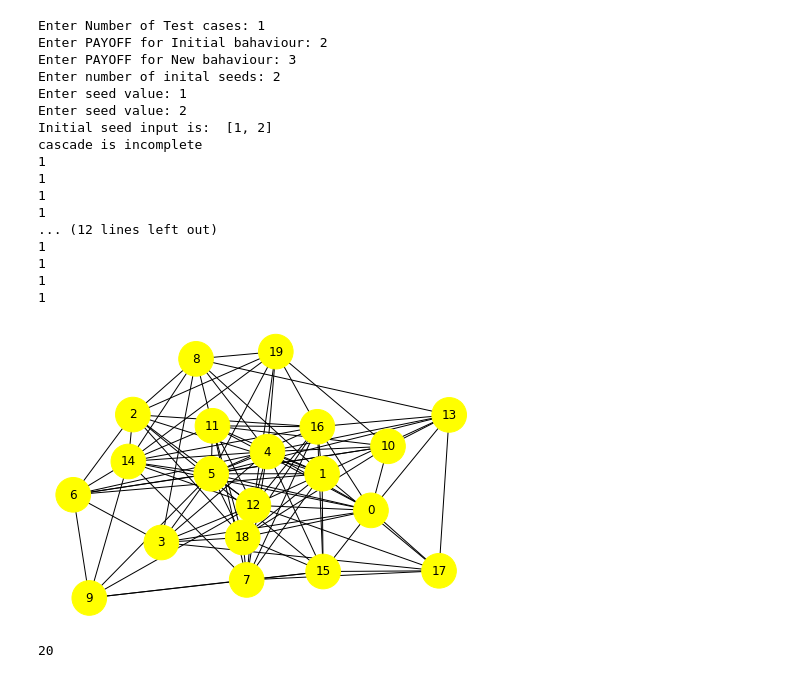
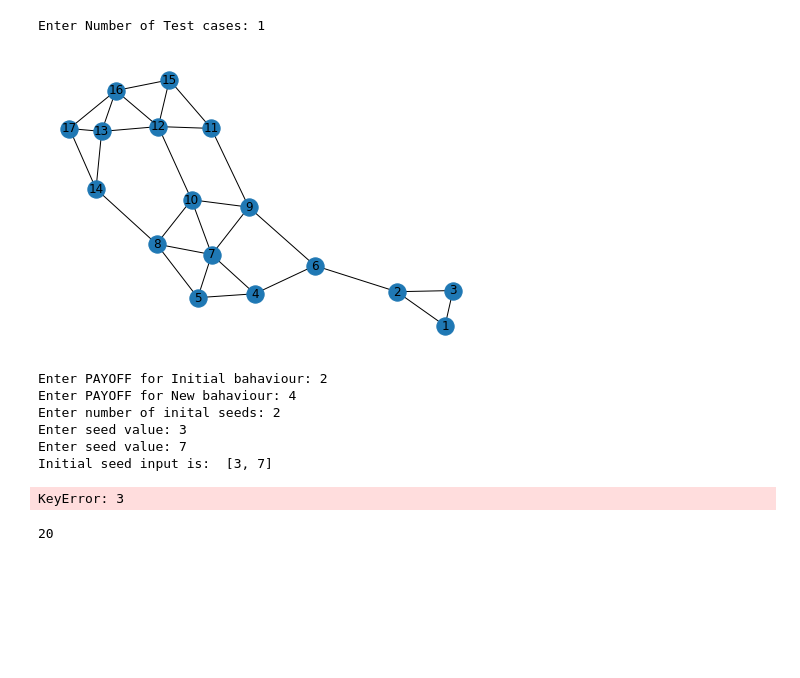
Before and after one commit to dheeraj-2000/6th_sem_Academics, a Jupyter notebook: SocialNetworkAnalysis/HandsOn/Modeling_cascading/Modeling_cascading-Copy2_updated_decompo-Copy1.ipynb, the cells around one changed output. Cells and saved outputs as stored; diff of their text form; code cells hidden in the pictures; blank space fills up the shorter version.

```diff
--- a/SocialNetworkAnalysis/HandsOn/Modeling_cascading/Modeling_cascading-Copy2_updated_decompo-Copy1.ipynb
+++ b/SocialNetworkAnalysis/HandsOn/Modeling_cascading/Modeling_cascading-Copy2_updated_decompo-Copy1.ipynb
@@ -8,8 +8,12 @@ import networkx as nx
 #nx.write_gml(g, '/home/dheeraj/my_projects/my_project_env/practice/6th_sem_Academics/SocialNetworkAnalysis/HandsOn/Modeling_cascading/main_graph.gml')
 # %%
 t = int(input('Enter Number of Test cases: '))
-g = nx.erdos_renyi_graph(20, 0.5)
+#g = nx.erdos_renyi_graph(20, 0.5)
+g = nx.Graph()
 
+g.add_edges_from([("1","2"), ("1","3"), ("2", "3"), ("2","6"), ("6","4"), ("6", "9"), ("4","5"), ("4","7"), ("5", "7"), ("5", "8"), ("8", "7"), ("8", "10"), ("8", "14"), ("9", "7"), ("9", "10"), ("9", "11"), ("7", "10"), ("10", "12"), ("11", "12"), ("11", "15"), ("12", "15"), ("12", "16"), ("13", "12"), ("13", "16"), ("13", "14"), ("13", "17"), ("14", "17"), ("17", "16"), ("15","16")])
+nx.draw(g, with_labels=True)
+plt.show()
 #g = nx.read_gml('/home/dheeraj/my_projects/my_project_env/practice/6th_sem_Academics/SocialNetworkAnalysis/HandsOn/Modeling_cascading/main_graph.gml')
 
 while(t):
@@ -17,7 +21,7 @@ while(t):
     b = int(input('Enter PAYOFF for Initial bahaviour: '))
     a = int(input('Enter PAYOFF for New bahaviour: '))
 
-    def col_fun(g):
+    def col_list(g):
         infected_seed=[]
         for each in g.nodes():
             if g.nodes[each]['behaviour']=='initial_behaviour':
@@ -35,8 +39,8 @@ while(t):
 
     def recalculate_options(g):
         dict1= {}
-        #Payoff(A) =a=4
-        #Payoff(B) =b=3
+        #Payoff(A) =a=5
+        #Payoff(B) =b=2
         #a=5
         #b=2
        # a = int(input('Enter payoff for new bahaviour: '))
@@ -52,10 +56,6 @@ while(t):
                 dict1[each]= 'initial_behaviour'
         return dict1
 
-    def reset_node_attributes(g, behaviour_di):
-        for each in behaviour_di:
-            g.nodes[each]['behaviour']= behaviour_di[each]
-
     def terminate_1(c, g):
         f=1
         for each in g.nodes():
@@ -67,7 +67,7 @@ while(t):
     def terminate(g, count):
         flag1=terminate_1('new_behaviour', g)
         flag2=terminate_1('initial_behaviour',g)
-        if flag1==1 or flag2==1 or count>=100:
+        if flag1==1 or flag2==1 or count==100:
             return 1
         else:
             return 0
@@ -91,56 +91,53 @@ while(t):
     print('Initial seed input is: ', infected_seed)
 
 
 
 
-    for each in infected_seed:
-        g.nodes[each]['behaviour'] = external_behaviour
+#     for each in infected_seed:
+    for i in range(len(infected_seed)):
+#         if test_list[i]
+#         print (test_list[i])
+        g.nodes[infected_seed[i]]['behaviour'] = external_behaviour
 
-    #colors = col_fun(g)
+    #colors = col_list(g)
 
     #a = input("payoff for A: ")
     #b= input("payoff for B: ")
     temp =0
     count =0
     while(1):
         temp = terminate(g, count)
         if temp==1:
             break
         count = count+1
         behaviour_di  = recalculate_options(g)
-        reset_node_attributes(g, behaviour_di)
-        colors = col_fun(g)
-
+        # reset_node_attributes(g, behaviour_di)
+            # def reset_node_attributes(g, behaviour_di):
+        for each in behaviour_di:
+            g.nodes[each]['behaviour']= behaviour_di[each]
+        colors = col_list(g)
+    count2 = 0
     c =terminate_1('new_behaviour', g)
     if c==1:
         print('cascade is COMPLETE ( with cascading size of: ', len(g),')')
     else:
         print('cascade is incomplete')
         for i in g.nodes():
             if(g.nodes[each]['behaviour'] == "new_behaviour"):
-                count = count +1
-            print(count)
+                count2 = count2 +1
+            print(count2)
 
     nx.draw(g,node_color= colors , node_size=1200,with_labels=True)
     plt.show()
     t=t-1
 # %% [output]
 Enter Number of Test cases: 1
-Enter PAYOFF for Initial bahaviour: 2
-Enter PAYOFF for New bahaviour: 3
-Enter number of inital seeds: 2
-Enter seed value: 1
-Enter seed value: 2
-Initial seed input is:  [1, 2]
-cascade is incomplete
-1
-1
-1
-1
-... (12 lines left out)
-1
-1
-1
-1
-[figure, old version]
+[figure, new version]
+Enter PAYOFF for Initial bahaviour: 2
+Enter PAYOFF for New bahaviour: 4
+Enter number of inital seeds: 2
+Enter seed value: 3
+Enter seed value: 7
+Initial seed input is:  [3, 7]
+KeyError: 3
 # %%
```
Also changed, not shown: parts of 3 cells of this notebook, 4 other files.
